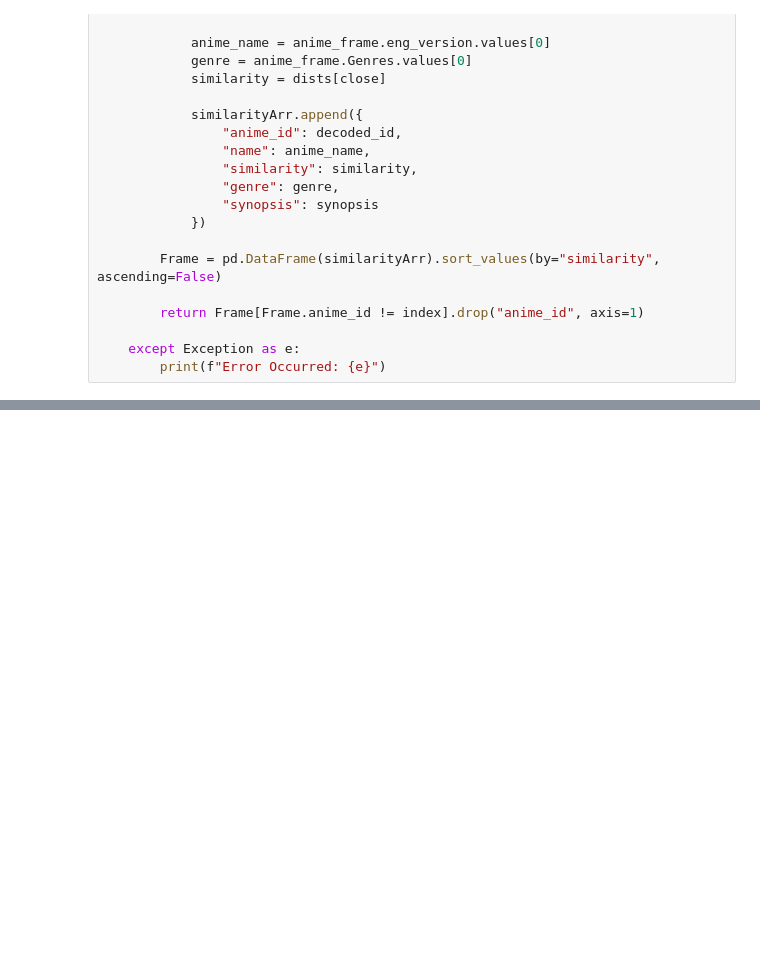
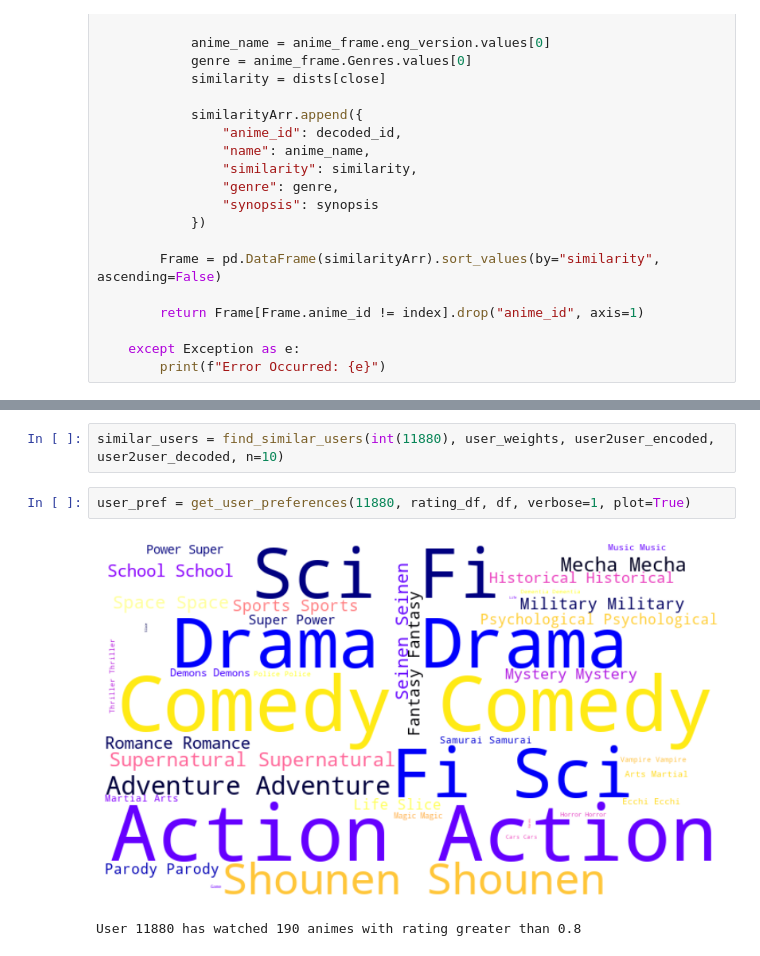
Before and after one commit to mayank3354/Anime-Recommender_deployed_on_GCP, a Jupyter notebook: notebook/anime.ipynb, the cells around one changed output, grey strips where cells are left out. Cells and saved outputs as stored; diff of their text form; blank space fills up the shorter version.

```diff
--- a/notebook/anime.ipynb
+++ b/notebook/anime.ipynb
@@ -480,0 +668,7 @@ Anime closest to Steins;Gate
+# %%
+similar_users = find_similar_users(int(11880), user_weights, user2user_encoded, user2user_decoded, n=10)
+# %%
+user_pref = get_user_preferences(11880, rating_df, df, verbose=1, plot=True)
+# %% [output]
+[figure, added]
+User 11880 has watched 190 animes with rating greater than 0.8
```
Also changed, not shown: parts of 18 cells of this notebook.
